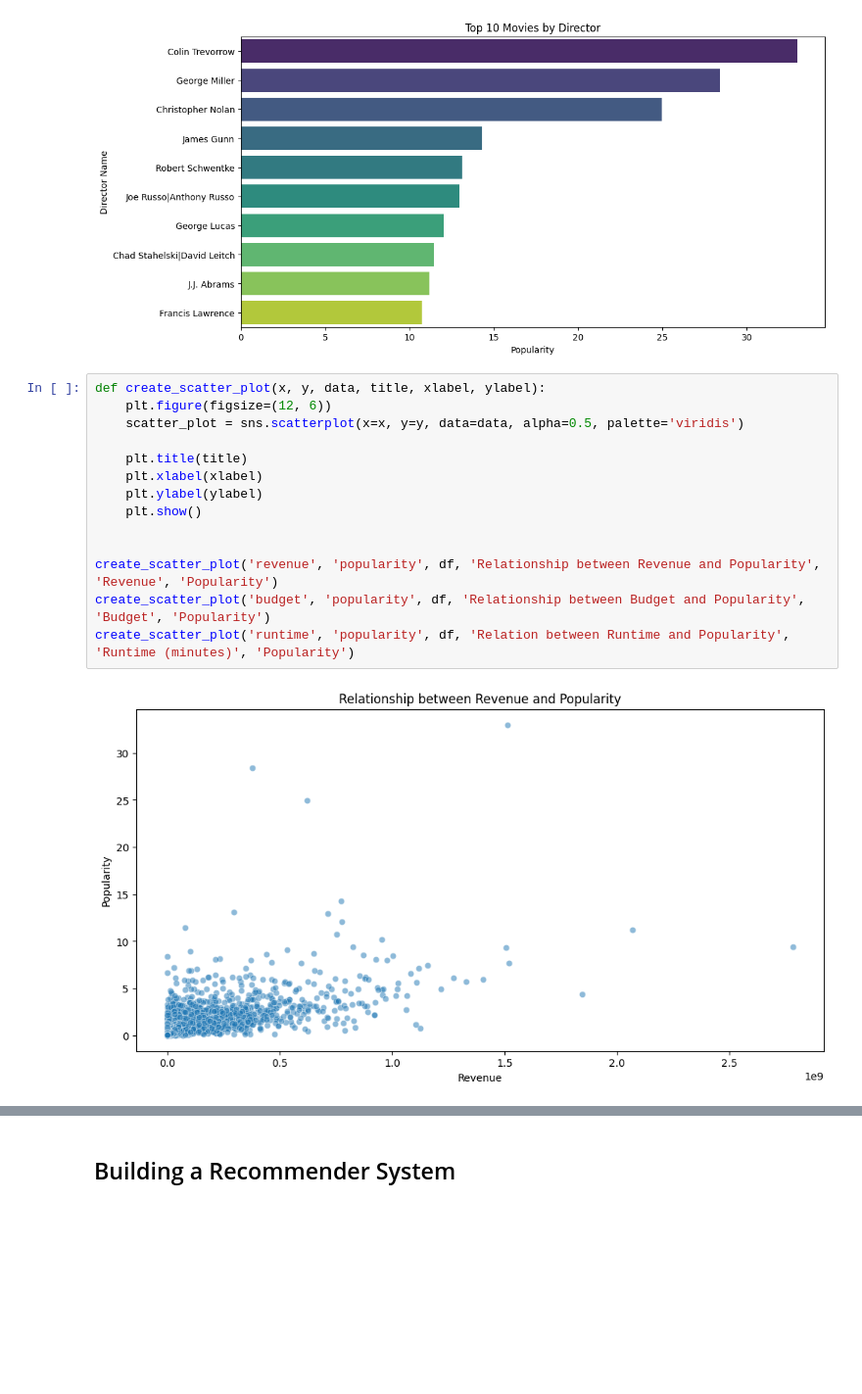
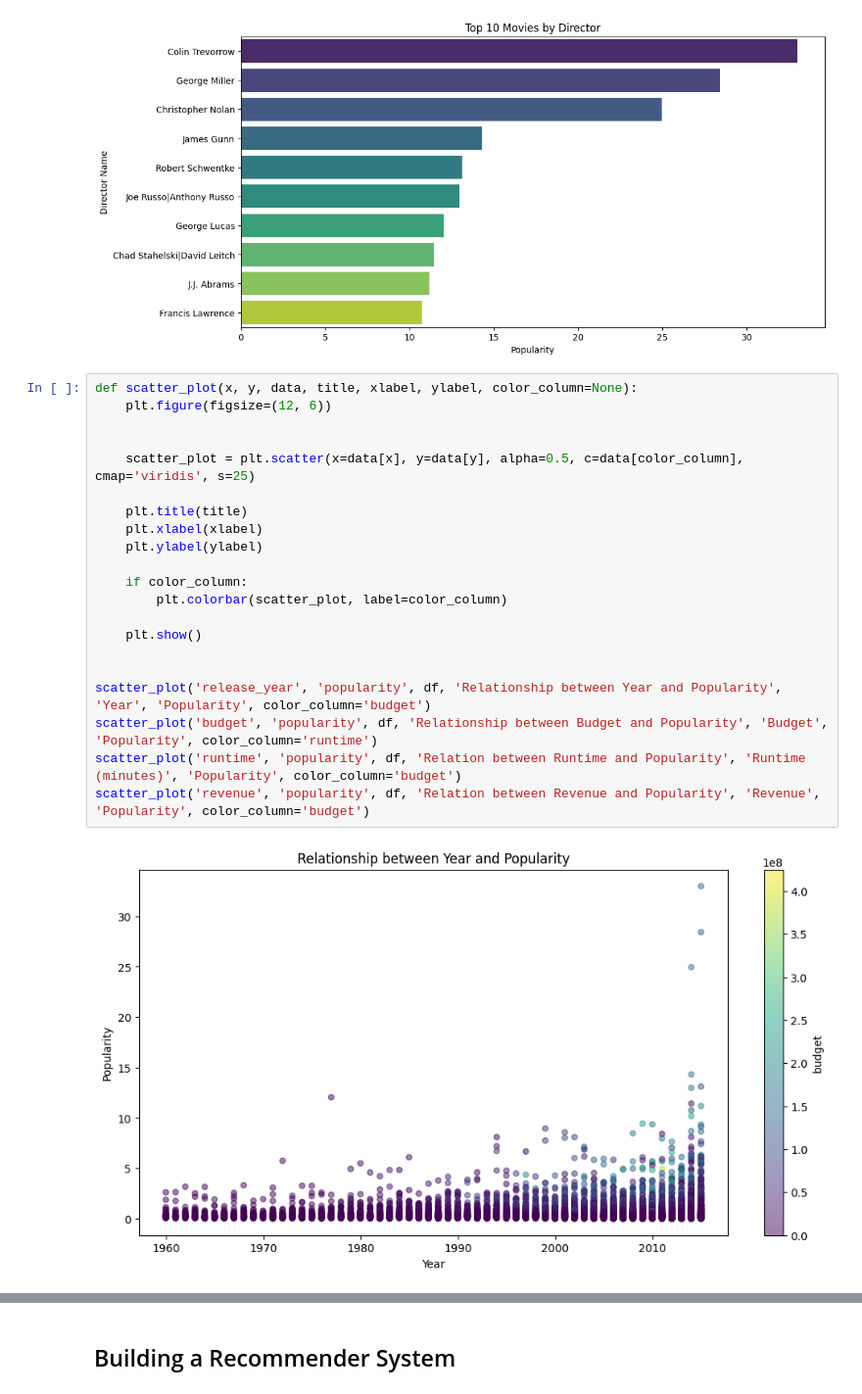
Before and after one commit to arzumerturkk/Movie-Recommendation-System, a Jupyter notebook: main.ipynb, the cells around one changed output, grey strips where cells are left out. Shown: that part at 98% size. Saved outputs shown, nothing was run; the diff lists cells and outputs as text; blank space fills up the shorter version.

Commit message:
updated scatter plot

```diff
--- a/main.ipynb
+++ b/main.ipynb
@@ -262,18 +249,25 @@ plt.show()
 # %% [output]
 [figure]
 # %%
-def create_scatter_plot(x, y, data, title, xlabel, ylabel):
+def scatter_plot(x, y, data, title, xlabel, ylabel, color_column=None):
     plt.figure(figsize=(12, 6))
-    scatter_plot = sns.scatterplot(x=x, y=y, data=data, alpha=0.5, palette='viridis')
+
+
+    scatter_plot = plt.scatter(x=data[x], y=data[y], alpha=0.5, c=data[color_column], cmap='viridis', s=25)
 
     plt.title(title)
     plt.xlabel(xlabel)
     plt.ylabel(ylabel)
+
+    if color_column:
+        plt.colorbar(scatter_plot, label=color_column)
+
     plt.show()
 
 
-create_scatter_plot('revenue', 'popularity', df, 'Relationship between Revenue and Popularity', 'Revenue', 'Popularity')
-create_scatter_plot('budget', 'popularity', df, 'Relationship between Budget and Popularity', 'Budget', 'Popularity')
-create_scatter_plot('runtime', 'popularity', df, 'Relation between Runtime and Popularity', 'Runtime (minutes)', 'Popularity')
+scatter_plot('release_year', 'popularity', df, 'Relationship between Year and Popularity', 'Year', 'Popularity', color_column='budget')
+scatter_plot('budget', 'popularity', df, 'Relationship between Budget and Popularity', 'Budget', 'Popularity', color_column='runtime')
+scatter_plot('runtime', 'popularity', df, 'Relation between Runtime and Popularity', 'Runtime (minutes)', 'Popularity', color_column='budget')
+scatter_plot('revenue', 'popularity', df, 'Relation between Revenue and Popularity', 'Revenue', 'Popularity', color_column='budget')
 # %% [output]
-[figure, old version]
+[figure, new version]
```
Also changed, not shown: parts of 4 cells of this notebook.
